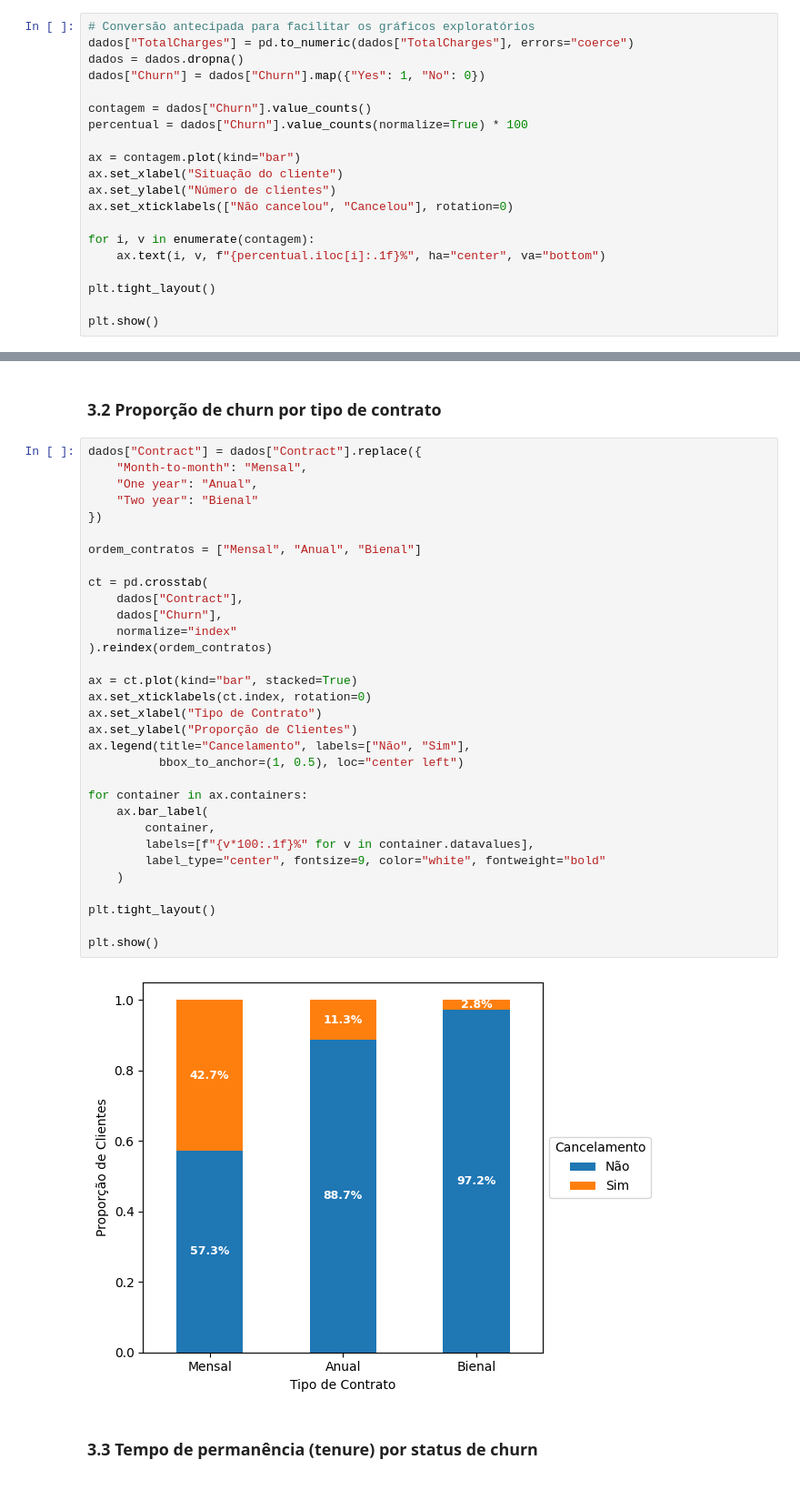
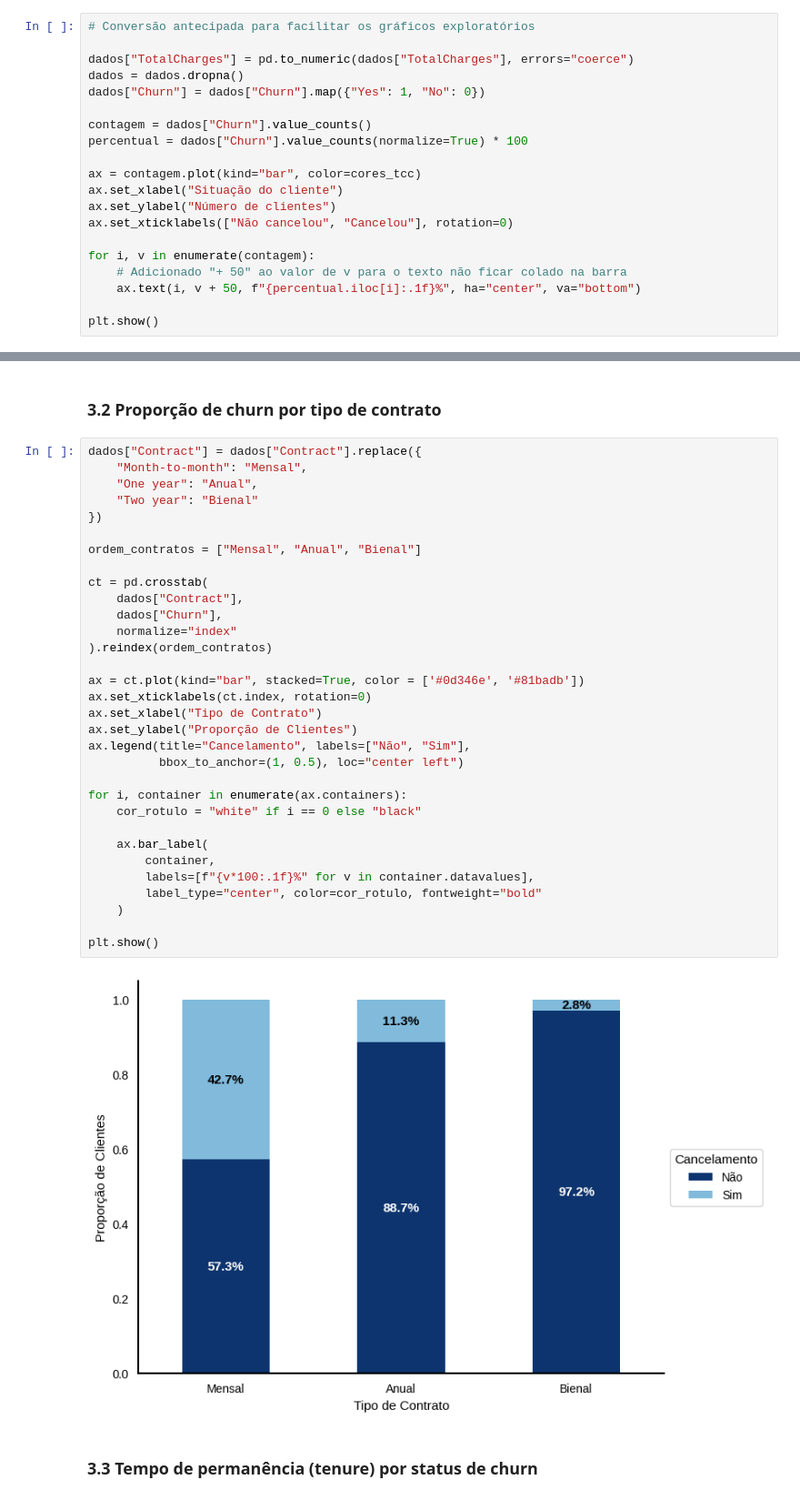
Before and after one commit to AlissonFelipeBS/TCC-churn-telco, a Jupyter notebook: TCC-churn-telco.ipynb, the cells around one changed output, grey strips where cells are left out. Shown at 91% size. Drawn from its saved outputs; the diff is of its cells as text.

Commit message:
Aplicação das normas de formatação da USP/Esalq em todo o documento. Definição de paleta de cores institucional para todos os gráficos do projeto.

```diff
--- a/TCC-churn-telco.ipynb
+++ b/TCC-churn-telco.ipynb
@@ -74,6 +116,7 @@ dados.describe()
 ### 3.1 Distribuição da variável alvo
 # %%
 # Conversão antecipada para facilitar os gráficos exploratórios
+
 dados["TotalCharges"] = pd.to_numeric(dados["TotalCharges"], errors="coerce")
 dados = dados.dropna()
 dados["Churn"] = dados["Churn"].map({"Yes": 1, "No": 0})
@@ -81,15 +124,14 @@ dados["Churn"] = dados["Churn"].map({"Yes": 1, "No": 0})
 contagem = dados["Churn"].value_counts()
 percentual = dados["Churn"].value_counts(normalize=True) * 100
 
-ax = contagem.plot(kind="bar")
+ax = contagem.plot(kind="bar", color=cores_tcc)
 ax.set_xlabel("Situação do cliente")
 ax.set_ylabel("Número de clientes")
 ax.set_xticklabels(["Não cancelou", "Cancelou"], rotation=0)
 
 for i, v in enumerate(contagem):
-    ax.text(i, v, f"{percentual.iloc[i]:.1f}%", ha="center", va="bottom")
-
-plt.tight_layout()
+    # Adicionado "+ 50" ao valor de v para o texto não ficar colado na barra
+    ax.text(i, v + 50, f"{percentual.iloc[i]:.1f}%", ha="center", va="bottom")
 
 plt.show()
 # %% [output]
@@ -99,37 +141,37 @@ plt.show()
 # %%
 dados["Contract"] = dados["Contract"].replace({
     "Month-to-month": "Mensal",
     "One year": "Anual",
     "Two year": "Bienal"
 })
 
 ordem_contratos = ["Mensal", "Anual", "Bienal"]
 
 ct = pd.crosstab(
     dados["Contract"],
     dados["Churn"],
     normalize="index"
 ).reindex(ordem_contratos)
 
-ax = ct.plot(kind="bar", stacked=True)
+ax = ct.plot(kind="bar", stacked=True, color = ['#0d346e', '#81badb'])
 ax.set_xticklabels(ct.index, rotation=0)
 ax.set_xlabel("Tipo de Contrato")
 ax.set_ylabel("Proporção de Clientes")
 ax.legend(title="Cancelamento", labels=["Não", "Sim"],
           bbox_to_anchor=(1, 0.5), loc="center left")
 
-for container in ax.containers:
+for i, container in enumerate(ax.containers):
+    cor_rotulo = "white" if i == 0 else "black"
+
     ax.bar_label(
         container,
         labels=[f"{v*100:.1f}%" for v in container.datavalues],
-        label_type="center", fontsize=9, color="white", fontweight="bold"
+        label_type="center", color=cor_rotulo, fontweight="bold"
     )
 
-plt.tight_layout()
-
 plt.show()
 # %% [output]
-[figure, old version]
+[figure, new version]
 # %% [markdown]
 ### 3.3 Tempo de permanência (tenure) por status de churn
 # %%
```
Also changed, not shown: parts of 15 cells of this notebook.
